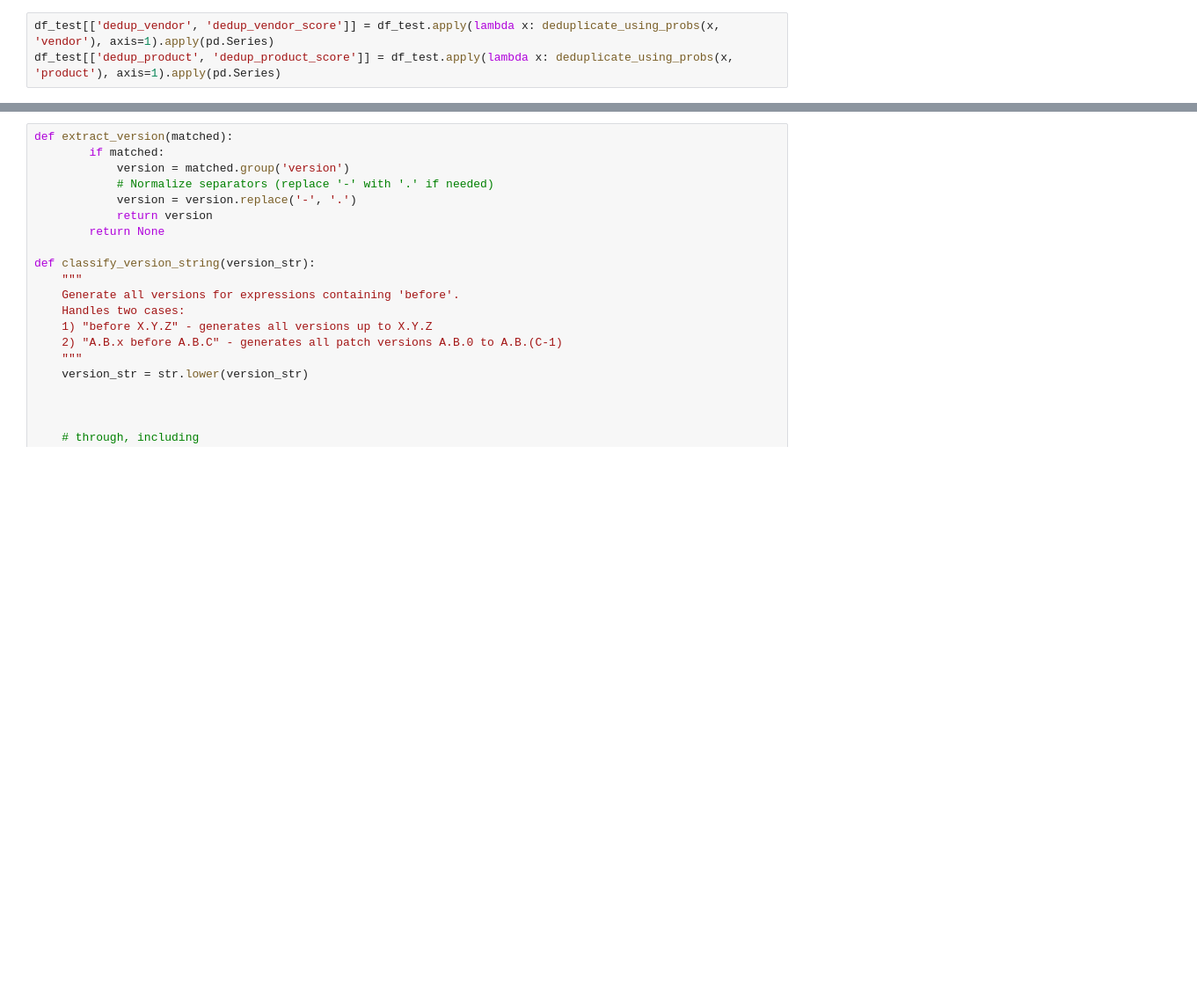
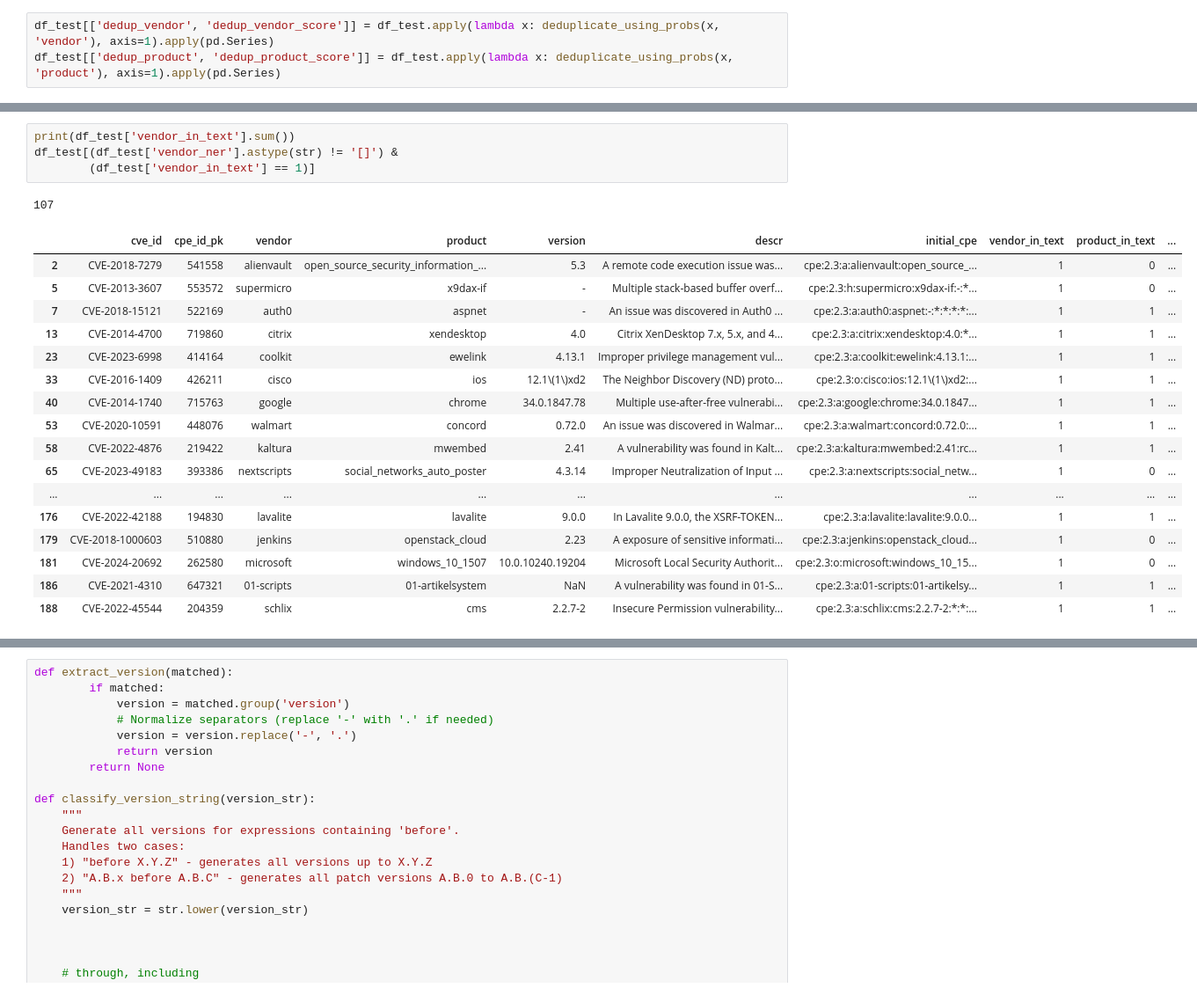
Before and after one commit to levshun/vulns_scanner, a Jupyter notebook: mikhail_code/notebooks/postprocess_model.ipynb, the cells around one changed output, grey strips where cells are left out. Shown at 88% size. Cells and saved outputs as stored; diff of their text form; blank space fills up the shorter version.

```diff
--- a/mikhail_code/notebooks/postprocess_model.ipynb
+++ b/mikhail_code/notebooks/postprocess_model.ipynb
@@ -124,0 +149,23 @@ df_test
+# %%
+print(df_test['vendor_in_text'].sum())
+df_test[(df_test['vendor_ner'].astype(str) != '[]') &
+        (df_test['vendor_in_text'] == 1)]
+# %% [output]
+107
+|  | cve_id | cpe_id_pk | vendor | product | version | descr | initial_cpe | vendor_in_text | product_in_text | ... |
+| 2 | CVE-2018-7279 | 541558 | alienvault | open_source_security_information_... | 5.3 | A remote code execution issue was... | cpe:2.3:a:alienvault:open_source_... | 1 | 0 | ... |
+| 5 | CVE-2013-3607 | 553572 | supermicro | x9dax-if | - | Multiple stack-based buffer overf... | cpe:2.3:h:supermicro:x9dax-if:-:*... | 1 | 0 | ... |
+| 7 | CVE-2018-15121 | 522169 | auth0 | aspnet | - | An issue was discovered in Auth0 ... | cpe:2.3:a:auth0:aspnet:-:*:*:*:*:... | 1 | 1 | ... |
+| 13 | CVE-2014-4700 | 719860 | citrix | xendesktop | 4.0 | Citrix XenDesktop 7.x, 5.x, and 4... | cpe:2.3:a:citrix:xendesktop:4.0:*... | 1 | 1 | ... |
+| 23 | CVE-2023-6998 | 414164 | coolkit | ewelink | 4.13.1 | Improper privilege management vul... | cpe:2.3:a:coolkit:ewelink:4.13.1:... | 1 | 1 | ... |
+| 33 | CVE-2016-1409 | 426211 | cisco | ios | 12.1\(1\)xd2 | The Neighbor Discovery (ND) proto... | cpe:2.3:o:cisco:ios:12.1\(1\)xd2:... | 1 | 1 | ... |
+| 40 | CVE-2014-1740 | 715763 | google | chrome | 34.0.1847.78 | Multiple use-after-free vulnerabi... | cpe:2.3:a:google:chrome:34.0.1847... | 1 | 1 | ... |
+| 53 | CVE-2020-10591 | 448076 | walmart | concord | 0.72.0 | An issue was discovered in Walmar... | cpe:2.3:a:walmart:concord:0.72.0:... | 1 | 1 | ... |
+| 58 | CVE-2022-4876 | 219422 | kaltura | mwembed | 2.41 | A vulnerability was found in Kalt... | cpe:2.3:a:kaltura:mwembed:2.41:rc... | 1 | 1 | ... |
+| 65 | CVE-2023-49183 | 393386 | nextscripts | social_networks_auto_poster | 4.3.14 | Improper Neutralization of Input ... | cpe:2.3:a:nextscripts:social_netw... | 1 | 0 | ... |
+| ... | ... | ... | ... | ... | ... | ... | ... | ... | ... | ... |
+| 176 | CVE-2022-42188 | 194830 | lavalite | lavalite | 9.0.0 | In Lavalite 9.0.0, the XSRF-TOKEN... | cpe:2.3:a:lavalite:lavalite:9.0.0... | 1 | 1 | ... |
+| 179 | CVE-2018-1000603 | 510880 | jenkins | openstack_cloud | 2.23 | A exposure of sensitive informati... | cpe:2.3:a:jenkins:openstack_cloud... | 1 | 0 | ... |
+| 181 | CVE-2024-20692 | 262580 | microsoft | windows_10_1507 | 10.0.10240.19204 | Microsoft Local Security Authorit... | cpe:2.3:o:microsoft:windows_10_15... | 1 | 0 | ... |
+| 186 | CVE-2021-4310 | 647321 | 01-scripts | 01-artikelsystem | NaN | A vulnerability was found in 01-S... | cpe:2.3:a:01-scripts:01-artikelsy... | 1 | 1 | ... |
+| 188 | CVE-2022-45544 | 204359 | schlix | cms | 2.2.7-2 | Insecure Permission vulnerability... | cpe:2.3:a:schlix:cms:2.2.7-2:*:*:... | 1 | 1 | ... |
```
Also changed, not shown: parts of 56 cells of this notebook, 4 other files.
